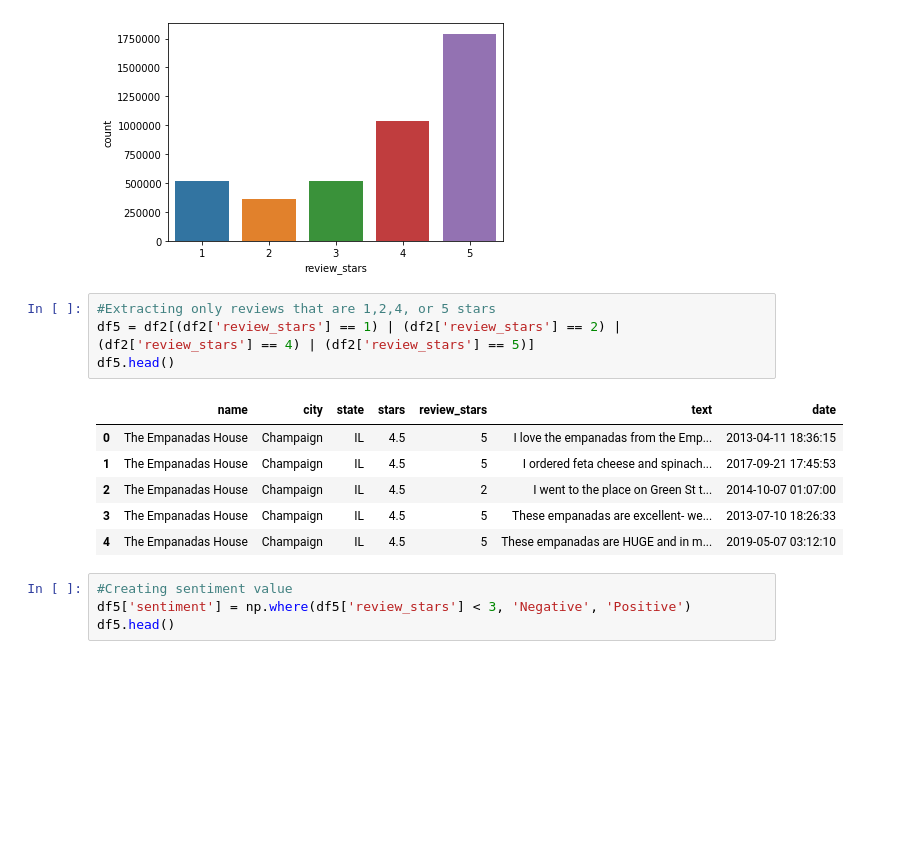
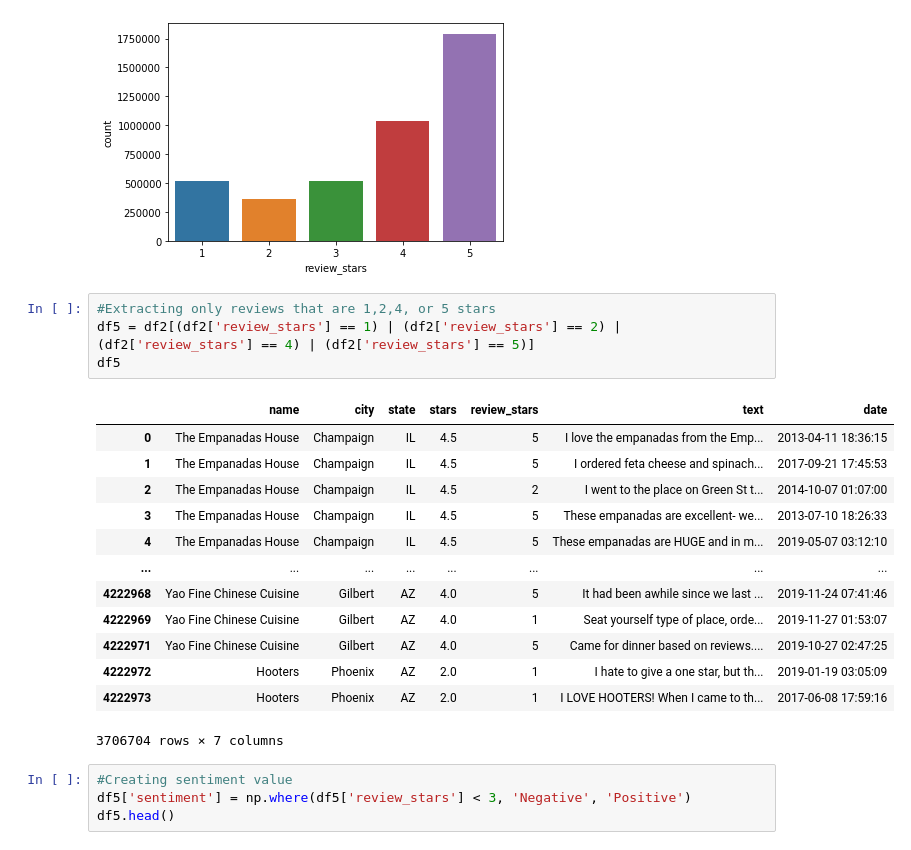
Before and after one commit to jmoon0830/yelp-ml, a Jupyter notebook: ml_model/building_ml_model.ipynb, the cells around one changed output. Drawn from its saved outputs; the diff is of its cells as text; blank space fills up the shorter version.

```diff
--- a/ml_model/building_ml_model.ipynb
+++ b/ml_model/building_ml_model.ipynb
@@ -82,14 +57,21 @@ sns.countplot(x="review_stars", data = df2)
 # %%
 #Extracting only reviews that are 1,2,4, or 5 stars
 df5 = df2[(df2['review_stars'] == 1) | (df2['review_stars'] == 2) | (df2['review_stars'] == 4) | (df2['review_stars'] == 5)]
-df5.head()
+df5
 # %% [output]
 |  | name | city | state | stars | review_stars | text | date |
 | 0 | The Empanadas House | Champaign | IL | 4.5 | 5 | I love the empanadas from the Emp... | 2013-04-11 18:36:15 |
 | 1 | The Empanadas House | Champaign | IL | 4.5 | 5 | I ordered feta cheese and spinach... | 2017-09-21 17:45:53 |
 | 2 | The Empanadas House | Champaign | IL | 4.5 | 2 | I went to the place on Green St t... | 2014-10-07 01:07:00 |
 | 3 | The Empanadas House | Champaign | IL | 4.5 | 5 | These empanadas are excellent- we... | 2013-07-10 18:26:33 |
 | 4 | The Empanadas House | Champaign | IL | 4.5 | 5 | These empanadas are HUGE and in m... | 2019-05-07 03:12:10 |
+| ... | ... | ... | ... | ... | ... | ... | ... |
+| 4222968 | Yao Fine Chinese Cuisine | Gilbert | AZ | 4.0 | 5 | It had been awhile since we last ... | 2019-11-24 07:41:46 |
+| 4222969 | Yao Fine Chinese Cuisine | Gilbert | AZ | 4.0 | 1 | Seat yourself type of place, orde... | 2019-11-27 01:53:07 |
+| 4222971 | Yao Fine Chinese Cuisine | Gilbert | AZ | 4.0 | 5 | Came for dinner based on reviews.... | 2019-10-27 02:47:25 |
+| 4222972 | Hooters | Phoenix | AZ | 2.0 | 1 | I hate to give a one star, but th... | 2019-01-19 03:05:09 |
+| 4222973 | Hooters | Phoenix | AZ | 2.0 | 1 | I LOVE HOOTERS! When I came to th... | 2017-06-08 17:59:16 |
+3706704 rows × 7 columns
 # %%
 #Creating sentiment value
 df5['sentiment'] = np.where(df5['review_stars'] < 3, 'Negative', 'Positive')
```
Also changed, not shown: parts of 33 cells of this notebook, 10 other files.
